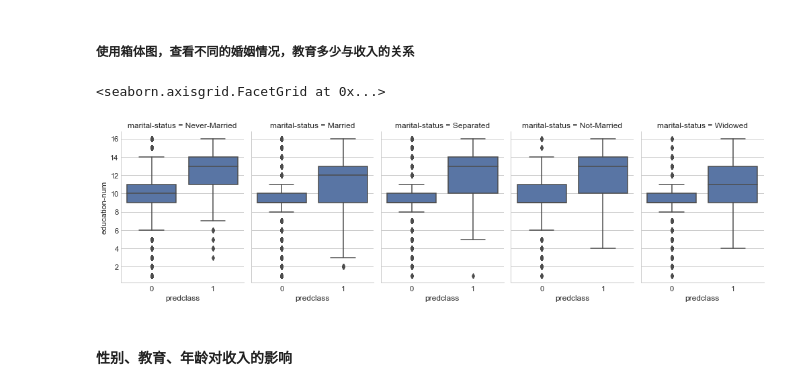
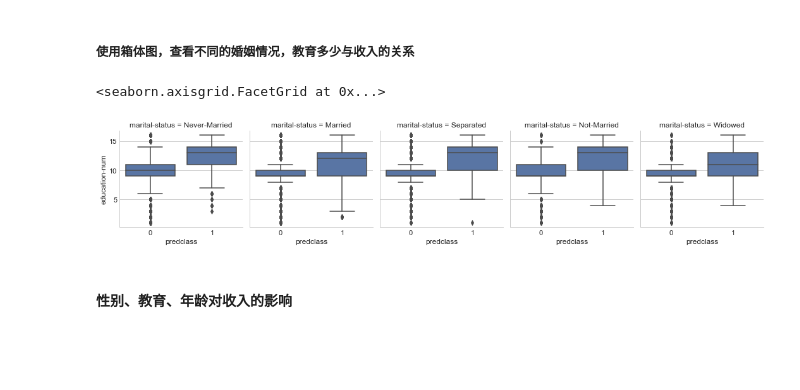
Before and after one commit to clayll/AdvancedDataAnalysis, a Jupyter notebook: docTang/5.人口普查数据集项目实战-收入预测/ll人口收入普查.ipynb, the cells around one changed output. Saved outputs shown, nothing was run; the diff lists cells and outputs as text; code cells hidden in the pictures; blank space fills up the shorter version.

```diff
--- a/docTang/5.人口普查数据集项目实战-收入预测/ll人口收入普查.ipynb
+++ b/docTang/5.人口普查数据集项目实战-收入预测/ll人口收入普查.ipynb
@@ -499,11 +501,11 @@ dataset_con.describe()
 # %% [markdown]
 ##### 使用箱体图，查看不同的婚姻情况，教育多少与收入的关系
 # %%
-g = sns.FacetGrid(data=dataset_con,col='marital-status', size=4, aspect=.7)
+g = sns.FacetGrid(data=dataset_con,col='marital-status')
 g.map(sns.boxplot,'predclass','education-num')
 # %% [output]
 <seaborn.axisgrid.FacetGrid at 0x...>
-[figure, old version]
+[figure, new version]
 # %% [markdown]
 #### 性别、教育、年龄对收入的影响
 # %%
```
Also changed, not shown: parts of 10 cells of this notebook, 1 other file.
